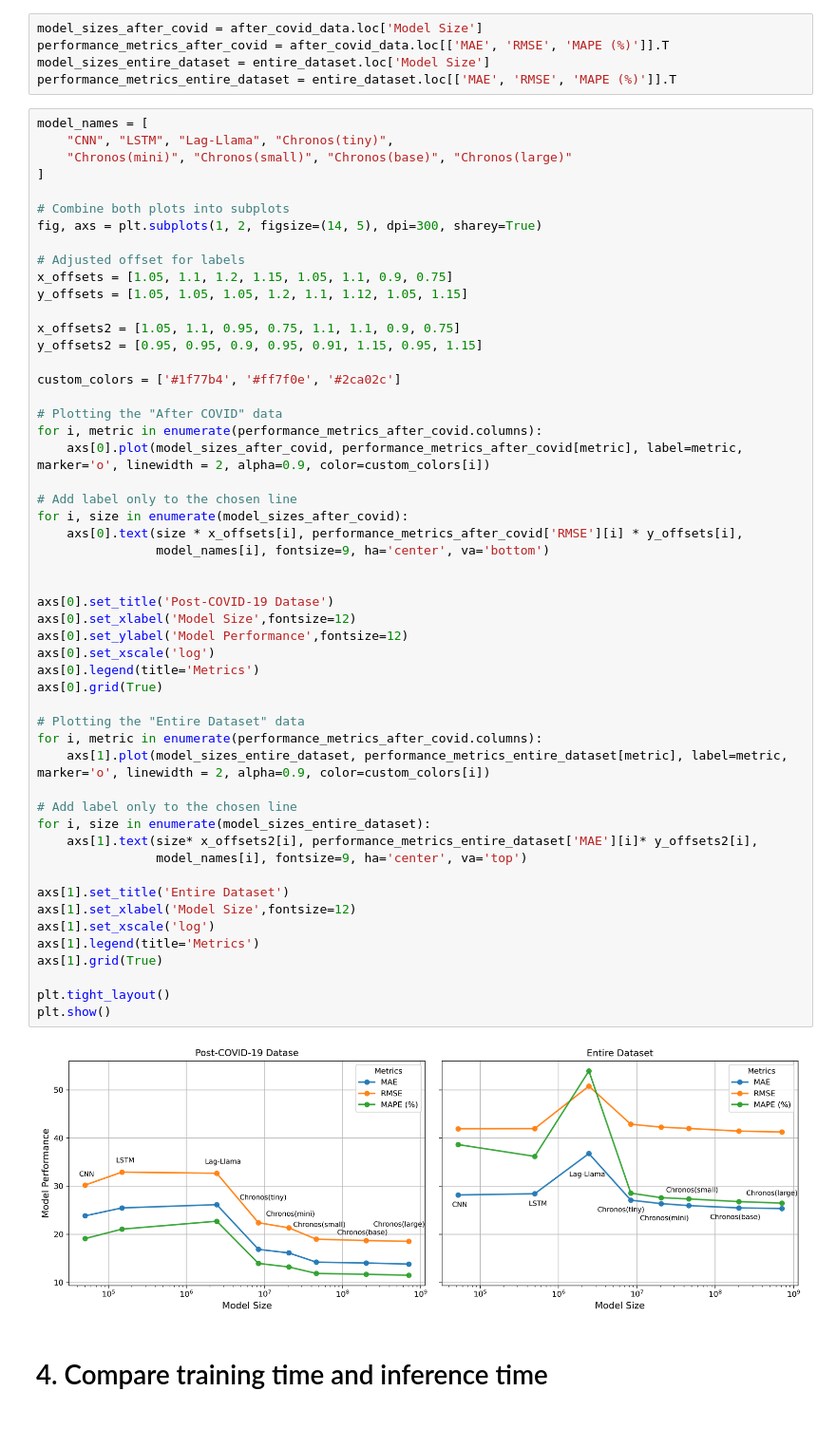
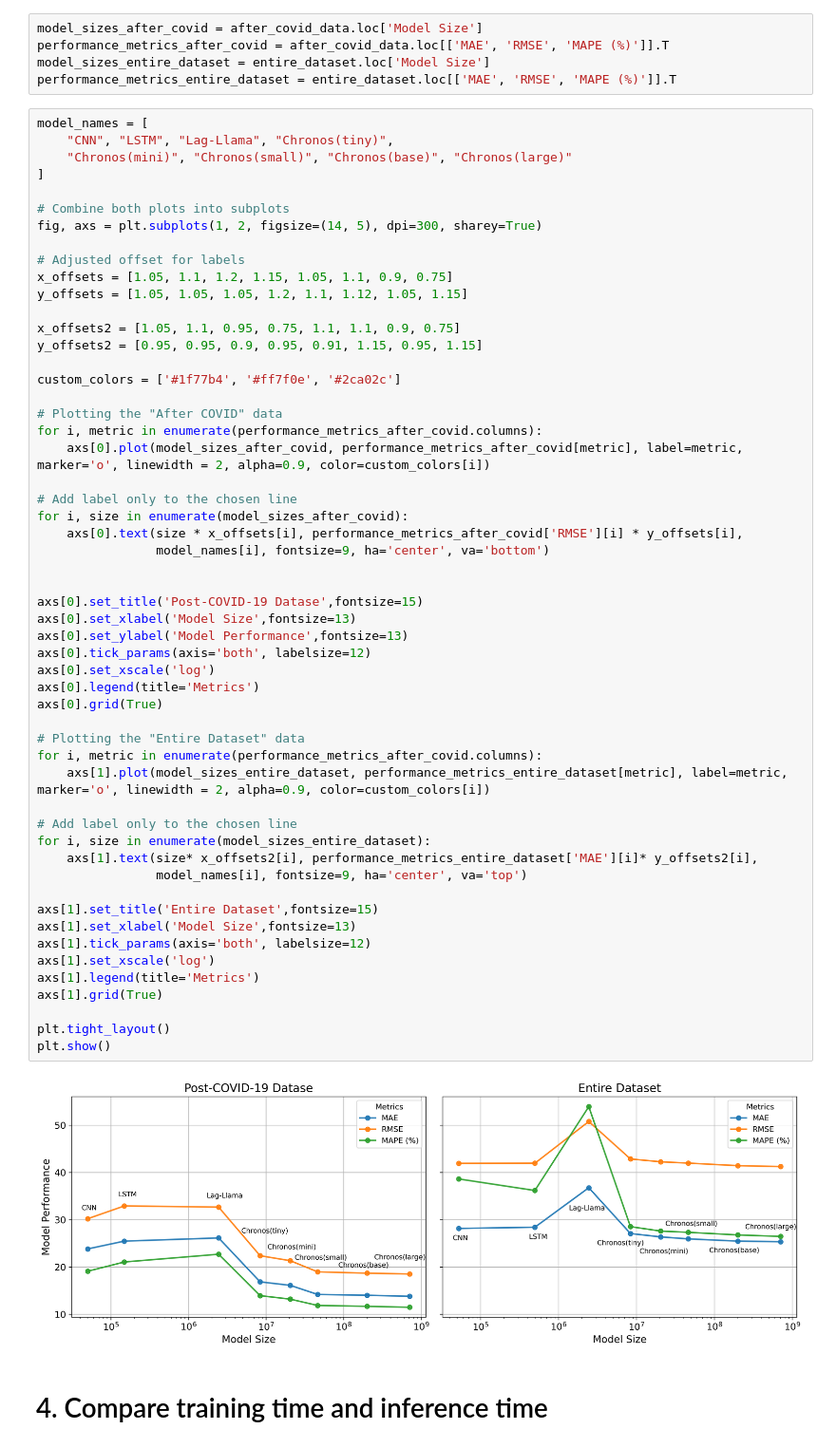
Before and after one commit to YueLi-0816/traffic_prediction, a Jupyter notebook: parameter_cal.ipynb, the cells around one changed output. Shown at 95% size. Drawn from its saved outputs; the diff is of its cells as text.

```diff
--- a/parameter_cal.ipynb
+++ b/parameter_cal.ipynb
@@ -1025,39 +1025,41 @@ custom_colors = ['#1f77b4', '#ff7f0e', '#2ca02c']
 # Plotting the "After COVID" data
 for i, metric in enumerate(performance_metrics_after_covid.columns):
     axs[0].plot(model_sizes_after_covid, performance_metrics_after_covid[metric], label=metric, marker='o', linewidth = 2, alpha=0.9, color=custom_colors[i])
 
 # Add label only to the chosen line
 for i, size in enumerate(model_sizes_after_covid):
     axs[0].text(size * x_offsets[i], performance_metrics_after_covid['RMSE'][i] * y_offsets[i],
                 model_names[i], fontsize=9, ha='center', va='bottom')
 
 
-axs[0].set_title('Post-COVID-19 Datase')
-axs[0].set_xlabel('Model Size',fontsize=12)
-axs[0].set_ylabel('Model Performance',fontsize=12)
+axs[0].set_title('Post-COVID-19 Datase',fontsize=15)
+axs[0].set_xlabel('Model Size',fontsize=13)
+axs[0].set_ylabel('Model Performance',fontsize=13)
+axs[0].tick_params(axis='both', labelsize=12)
 axs[0].set_xscale('log')
 axs[0].legend(title='Metrics')
 axs[0].grid(True)
 
 # Plotting the "Entire Dataset" data
 for i, metric in enumerate(performance_metrics_after_covid.columns):
     axs[1].plot(model_sizes_entire_dataset, performance_metrics_entire_dataset[metric], label=metric, marker='o', linewidth = 2, alpha=0.9, color=custom_colors[i])
 
 # Add label only to the chosen line
 for i, size in enumerate(model_sizes_entire_dataset):
     axs[1].text(size* x_offsets2[i], performance_metrics_entire_dataset['MAE'][i]* y_offsets2[i],
                 model_names[i], fontsize=9, ha='center', va='top')
 
-axs[1].set_title('Entire Dataset')
-axs[1].set_xlabel('Model Size',fontsize=12)
+axs[1].set_title('Entire Dataset',fontsize=15)
+axs[1].set_xlabel('Model Size',fontsize=13)
+axs[1].tick_params(axis='both', labelsize=12)
 axs[1].set_xscale('log')
 axs[1].legend(title='Metrics')
 axs[1].grid(True)
 
 plt.tight_layout()
 plt.show()
 # %% [output]
-[figure, old version]
+[figure, new version]
 # %% [markdown]
 # 4. Compare training time and inference time
 # %%
```
Also changed, not shown: parts of 2 cells of this notebook.
